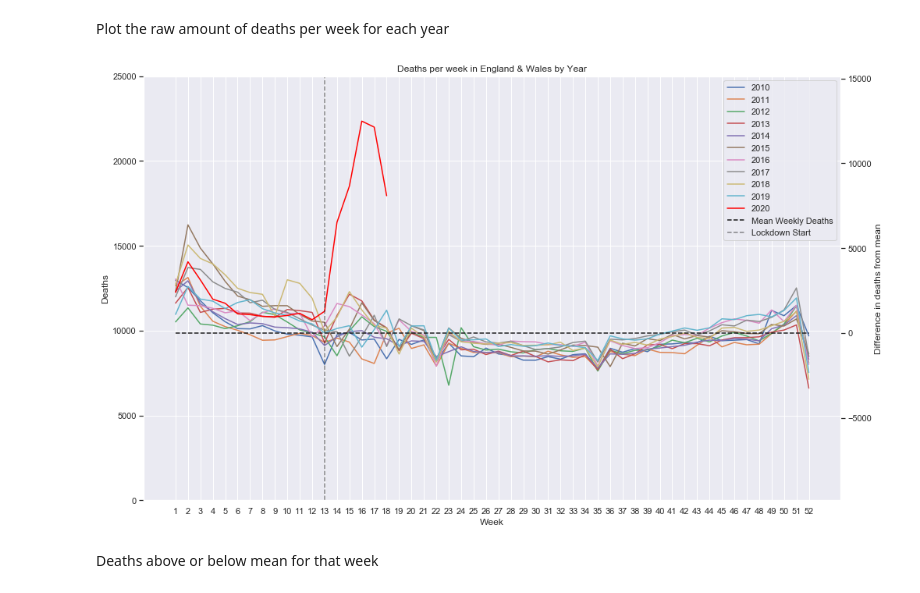
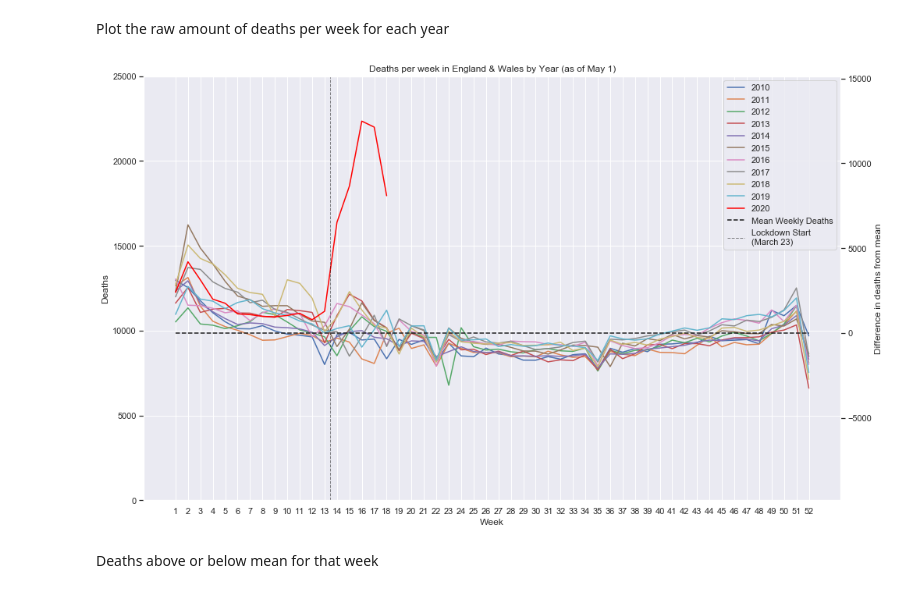
Before and after one commit to JorVLP/2020-Mortality-Analysis, a Jupyter notebook: deathsdata.ipynb, the cells around one changed output. Cells and saved outputs as stored; diff of their text form; code cells hidden in the pictures.

```diff
--- a/deathsdata.ipynb
+++ b/deathsdata.ipynb
@@ -7,7 +8,8 @@ import seaborn as sns
 sns.set()
 # %%
 years = list(range(2010,2021))
-lockdown_start_week = 13
+lockdown_start = "March 23"
+lockdown_start_week = 13 + 3/7
+last_data_update = "May 1"
 data_folder = "england and wales data"
-deaths_table = np.zeros((len(years),52))
 # %%
@@ -43,27 +48,30 @@ Plot the raw amount of deaths per week for each year
 # %%
-y_max = 25000
+# set y limit to next highest multiple of 0.5 * 10^n
+v_max = np.nanmax(deaths_table)
+power = np.floor(np.log10(v_max))
+y_max = np.ceil(v_max*2 / (10**power)) * (10**power) / 2
 
 plot_data(deaths_table)
 plt.plot([1,52],[mean,mean], "k--", label="Mean Weekly Deaths")
 # lockdown start date
-plt.plot([lockdown_start_week, lockdown_start_week], [0, y_max], "k--", alpha=0.5, label="Lockdown Start")
+plt.plot([lockdown_start_week, lockdown_start_week], [0, y_max], "k--", alpha=0.5, label=f"Lockdown Start\n({lockdown_start})", linewidth=1)
 
 plt.legend()
 plt.ylim(0,y_max)
-plt.title("Deaths per week in England & Wales by Year")
+plt.title(f"Deaths per week in England & Wales by Year (as of {last_data_update})")
 plt.xlabel("Week")
 plt.ylabel("Deaths")
 
 # Add the 2nd y-axis showing difference from mean
 plt.twinx()
 plt.ylim(-mean,y_max-mean)
 plt.grid(False)
 plt.ylabel("Difference in deaths from mean")
 
 plt.savefig("Deaths.png")
 plt.show()
 # %% [output]
-[figure, old version]
+[figure, new version]
 # %% [markdown]
 Deaths above or below mean for that week
 # %%
```
Also changed, not shown: parts of 5 cells of this notebook, 1 other file.
